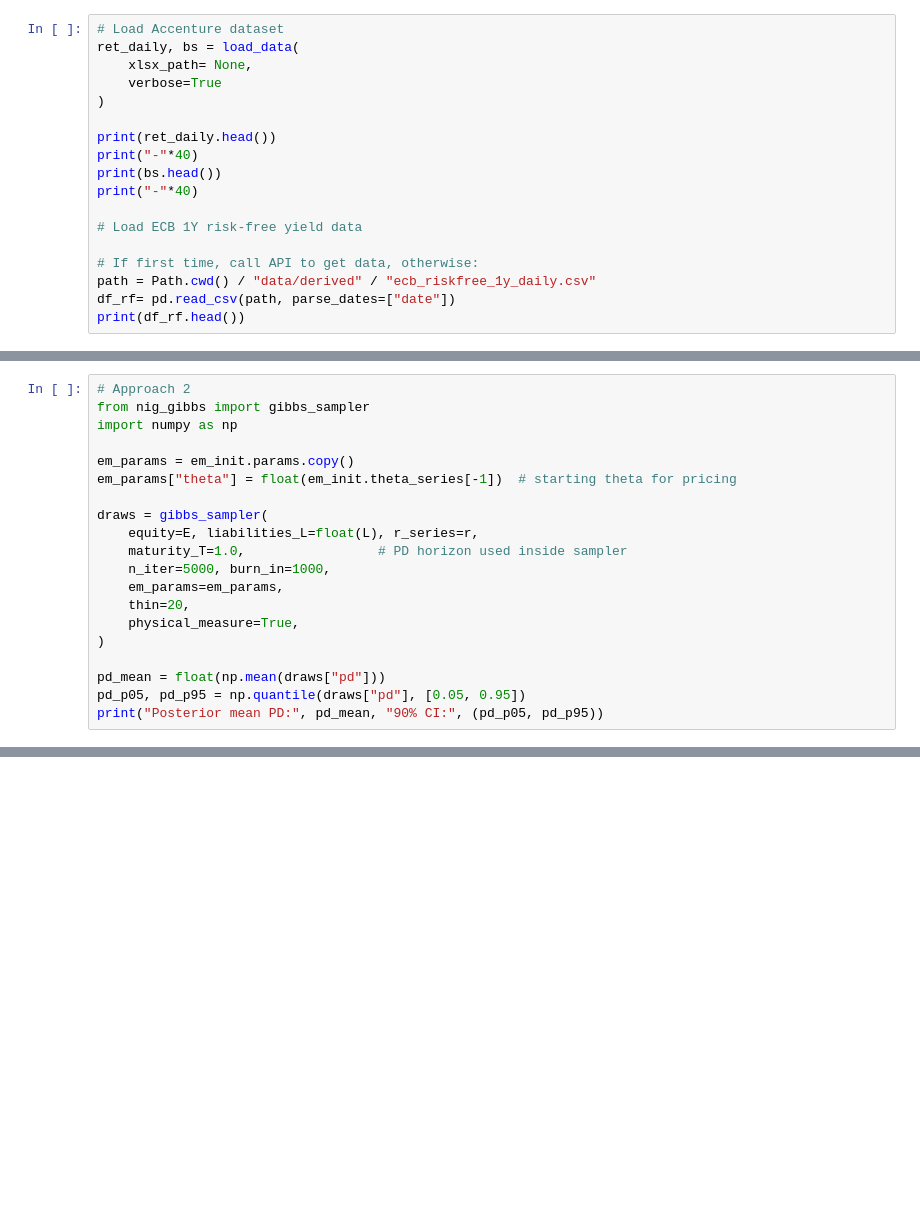
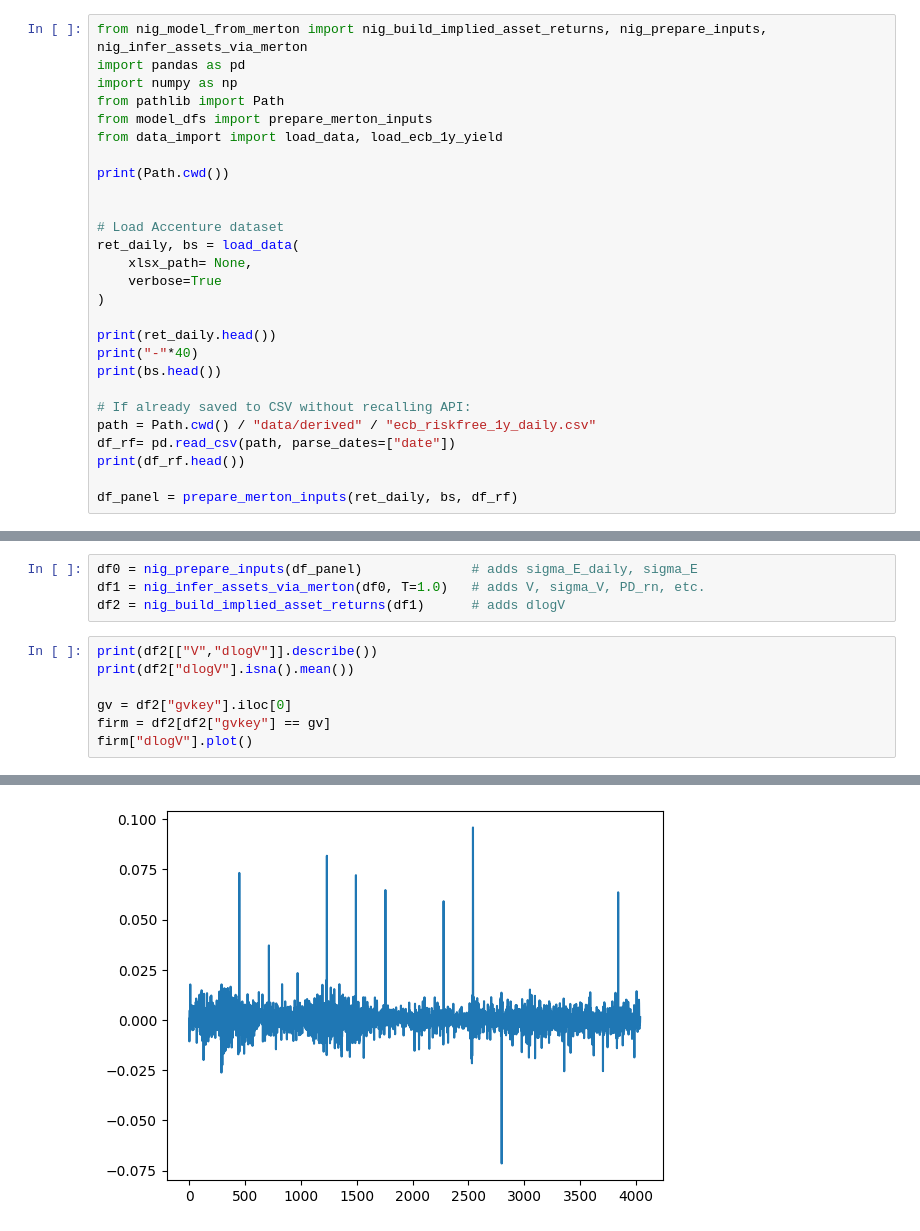
Before and after one commit to keenanveronica/Merton_NIGbayesian, a Jupyter notebook: nig_model.ipynb, the cells around one changed output, grey strips where cells are left out. Cells and saved outputs as stored; diff of their text form; blank space fills up the shorter version.

Commit message:
feasible implemetnation of NIG across all firms whole period

```diff
--- a/nig_model.ipynb
+++ b/nig_model.ipynb
@@ -10,4 +1,14 @@ from nig_gibbs import gibbs_sampler
 # %%
+from nig_model_from_merton import nig_build_implied_asset_returns, nig_prepare_inputs, nig_infer_assets_via_merton
+import pandas as pd
+import numpy as np
+from pathlib import Path
+from model_dfs import prepare_merton_inputs
+from data_import import load_data, load_ecb_1y_yield
+
+print(Path.cwd())
+
+
 # Load Accenture dataset
 ret_daily, bs = load_data(
     xlsx_path= None,
@@ -17,12 +18,11 @@ ret_daily, bs = load_data(
 print(ret_daily.head())
 print("-"*40)
 print(bs.head())
-print("-"*40)
 
-# Load ECB 1Y risk-free yield data
-
-# If first time, call API to get data, otherwise:
+# If already saved to CSV without recalling API:
 path = Path.cwd() / "data/derived" / "ecb_riskfree_1y_daily.csv"
 df_rf= pd.read_csv(path, parse_dates=["date"])
 print(df_rf.head())
+
+df_panel = prepare_merton_inputs(ret_daily, bs, df_rf)
 # %% [output]
@@ -417,20 +46,12 @@ KeyboardInterrupt:
-# %%
-# Approach 2
-from nig_gibbs import gibbs_sampler
-import numpy as np
-
-em_params = em_init.params.copy()
-em_params["theta"] = float(em_init.theta_series[-1])  # starting theta for pricing
-
-draws = gibbs_sampler(
-    equity=E, liabilities_L=float(L), r_series=r,
-    maturity_T=1.0,                 # PD horizon used inside sampler
-    n_iter=5000, burn_in=1000,
-    em_params=em_params,
-    thin=20,
-    physical_measure=True,
-)
-
-pd_mean = float(np.mean(draws["pd"]))
-pd_p05, pd_p95 = np.quantile(draws["pd"], [0.05, 0.95])
-print("Posterior mean PD:", pd_mean, "90% CI:", (pd_p05, pd_p95))
+# %%
+df0 = nig_prepare_inputs(df_panel)              # adds sigma_E_daily, sigma_E
+df1 = nig_infer_assets_via_merton(df0, T=1.0)   # adds V, sigma_V, PD_rn, etc.
+df2 = nig_build_implied_asset_returns(df1)      # adds dlogV
+# %%
+print(df2[["V","dlogV"]].describe())
+print(df2["dlogV"].isna().mean())
+
+gv = df2["gvkey"].iloc[0]
+firm = df2[df2["gvkey"] == gv]
+firm["dlogV"].plot()
+# %% [output]
@@ -436,0 +69 @@ print("Posterior mean PD:", pd_mean, "90% CI:", (pd_p05, pd_p95))
+[figure, added]
```
Also changed, not shown: parts of 17 cells of this notebook, 8 other files.
